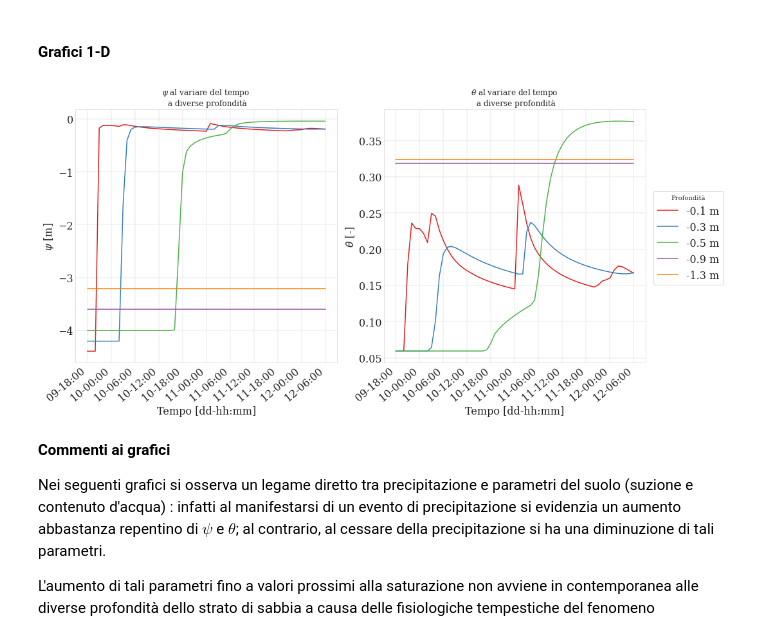
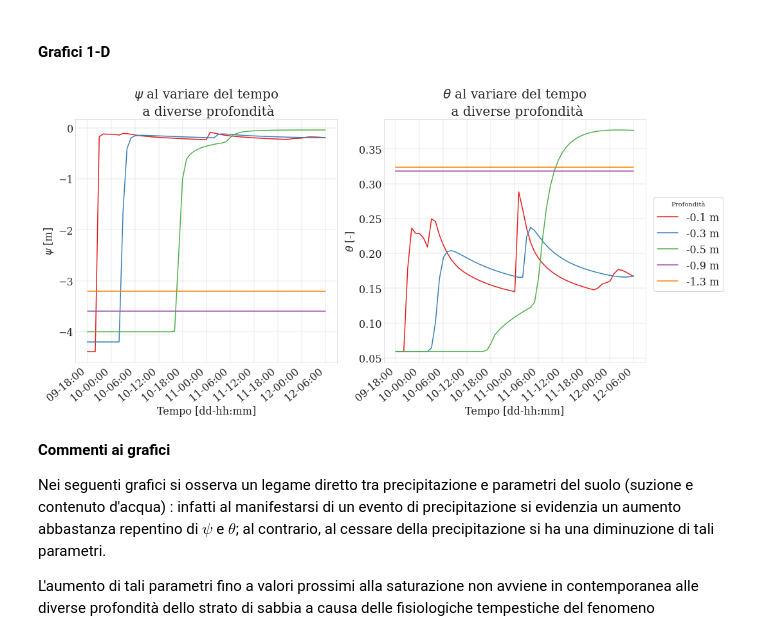
Before and after one commit to Mottino00/Esame-idrologia, a Jupyter notebook: 3.3 Precipitazione giornaliera.ipynb, the cells around one changed output. Cells and saved outputs as stored; diff of their text form; code cells hidden in the pictures.

```diff
--- a/3.3 Precipitazione giornaliera.ipynb
+++ b/3.3 Precipitazione giornaliera.ipynb
@@ -120,7 +120,7 @@ nice_fonts = {
         "text.usetex": False,
         "font.family": "serif",
         "axes.labelsize": 16,
-        "font.size": 19,
+        "font.size": 17,
         "legend.fontsize": 16,
         "xtick.labelsize": 16,
         "ytick.labelsize": 16,
@@ -229,36 +229,36 @@ La somma dei vari profili d'infiltrazione, causati dagli eventi di precipitazion
 # Profilo della suzione e del contenuto d'acqua a diverse profondità
 
 fig, (ax1, ax2) = plt.subplots(1, 2, figsize=(15, 12/1.618))
 
 ds3.psi.sel(depth=-0.1, method='nearest').plot(ax=ax1, color=colors[0])
 ds3.psi.sel(depth=-0.3, method='nearest').plot(ax=ax1, color=colors[1])
 ds3.psi.sel(depth=-0.5, method='nearest').plot(ax=ax1, color=colors[2])
 ds3.psi.sel(depth=-0.9, method='nearest').plot(ax=ax1, color=colors[3])
 ds3.psi.sel(depth=-1.3, method='nearest').plot(ax=ax1, color=colors[4])
 
-ax1.set_title ('$\psi$ al variare del tempo \n a diverse profondità')
+ax1.set_title ('$\psi$ al variare del tempo \n a diverse profondità', size=20)
 ax1.set_ylabel('$\psi$ [m]')
 ax1.set_xlabel('Tempo [dd-hh:mm]')
 ax1.xaxis.set_major_formatter(mdates.DateFormatter('%d-%H:%M'))
 ax1.xaxis.set_tick_params(rotation=40)
 
 ds3.theta.sel(depth=-0.1, method='nearest').plot(ax=ax2, label = '-0.1 m', color=colors[0])
 ds3.theta.sel(depth=-0.3, method='nearest').plot(ax=ax2, label = '-0.3 m', color=colors[1])
 ds3.theta.sel(depth=-0.5, method='nearest').plot(ax=ax2, label = '-0.5 m', color=colors[2])
 ds3.theta.sel(depth=-0.9, method='nearest').plot(ax=ax2, label = '-0.9 m', color=colors[3])
 ds3.theta.sel(depth=-1.3, method='nearest').plot(ax=ax2, label = '-1.3 m', color=colors[4])
 
-ax2.set_title('$\\theta$ al variare del tempo \n a diverse profondità')
+ax2.set_title('$\\theta$ al variare del tempo \n a diverse profondità', size=20)
 ax2.set_ylabel('$\\theta$ [-]')
 ax2.set_xlabel('Tempo [dd-hh:mm]')
 ax2.xaxis.set_major_formatter(mdates.DateFormatter('%d-%H:%M'))
 ax2.xaxis.set_tick_params(rotation=40)
 ax2.legend(bbox_to_anchor=(1.01,0.7), ncol=1, title='Profondità')
 
 plt.tight_layout()
 plt.show()
 # %% [output]
-[figure, old version]
+[figure, new version]
 # %% [markdown]
 **Commenti ai grafici**
 
```
Also changed, not shown: parts of 4 cells of this notebook.
